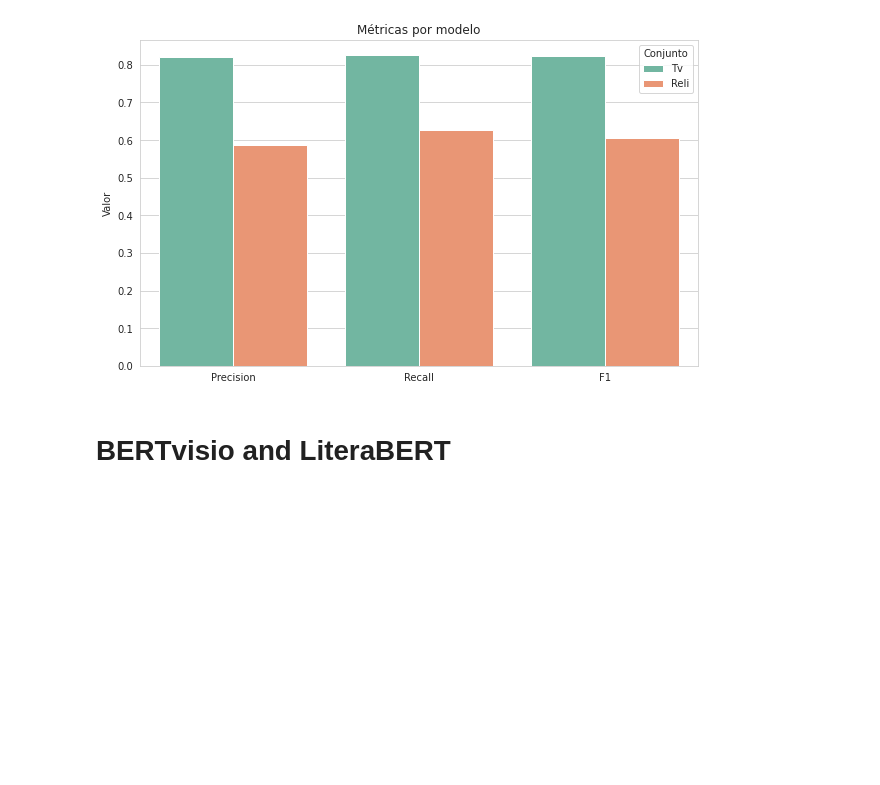
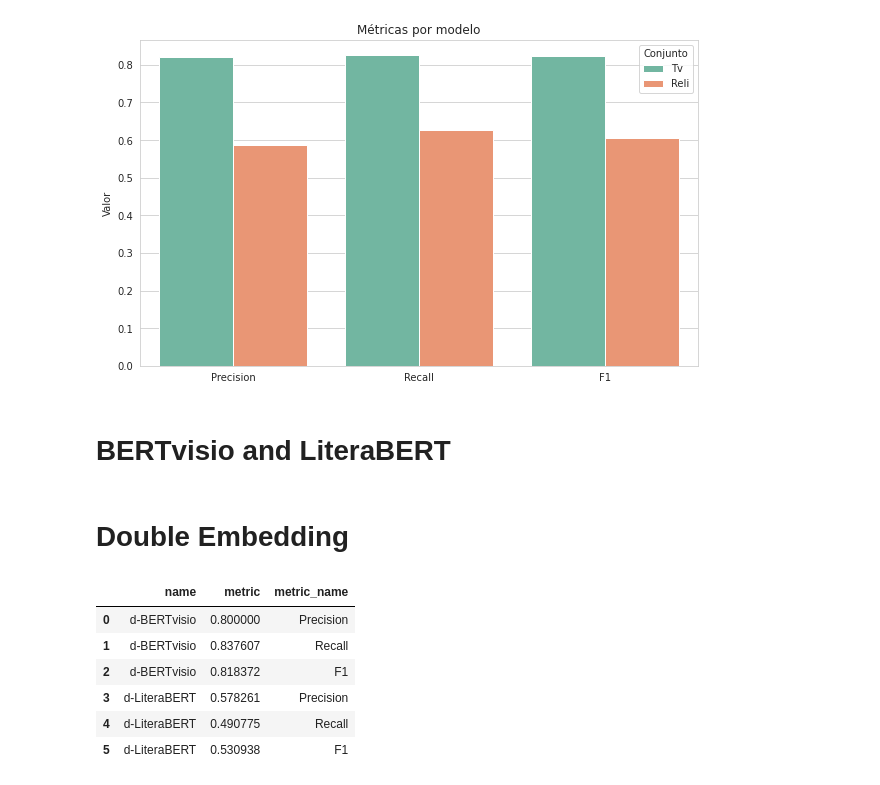
Before and after one commit to jcfneto/aspect-extraction, a Jupyter notebook: notebooks/graphics.ipynb, the cells around one changed output. Drawn from its saved outputs; the diff is of its cells as text; code cells hidden in the pictures; blank space fills up the shorter version.

```diff
--- a/notebooks/graphics.ipynb
+++ b/notebooks/graphics.ipynb
@@ -57,0 +60,2 @@ plt.show()
+# %% [markdown]
+# Double Embedding
@@ -57,0 +72,11 @@ plt.show()
+# %%
+results_df = pd.DataFrame(results_dict)
+results_df
+# %% [output]
+|  | name | metric | metric_name |
+| 0 | d-BERTvisio | 0.800000 | Precision |
+| 1 | d-BERTvisio | 0.837607 | Recall |
+| 2 | d-BERTvisio | 0.818372 | F1 |
+| 3 | d-LiteraBERT | 0.578261 | Precision |
+| 4 | d-LiteraBERT | 0.490775 | Recall |
+| 5 | d-LiteraBERT | 0.530938 | F1 |
```
Also changed, not shown: parts of 9 cells of this notebook, 16 other files.
